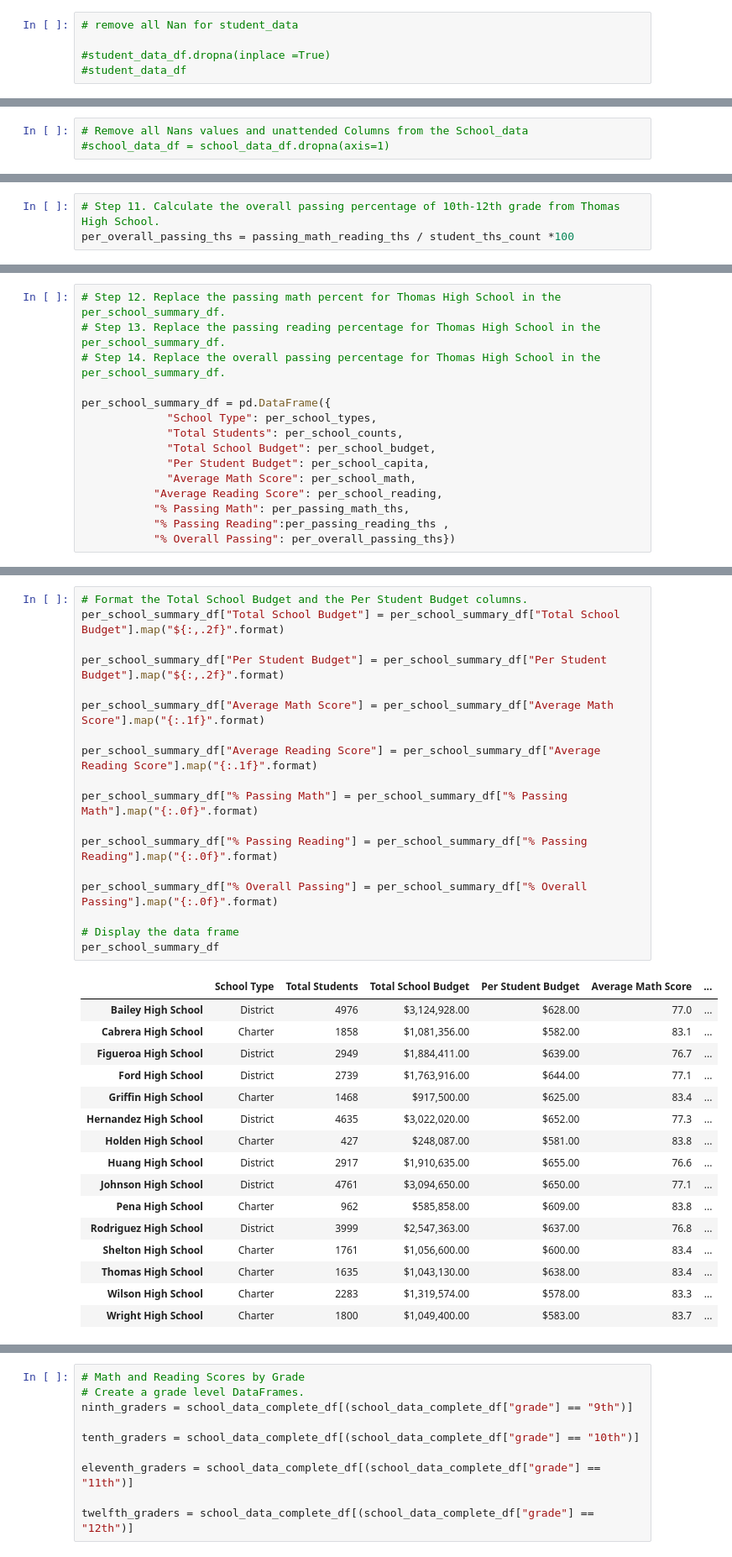
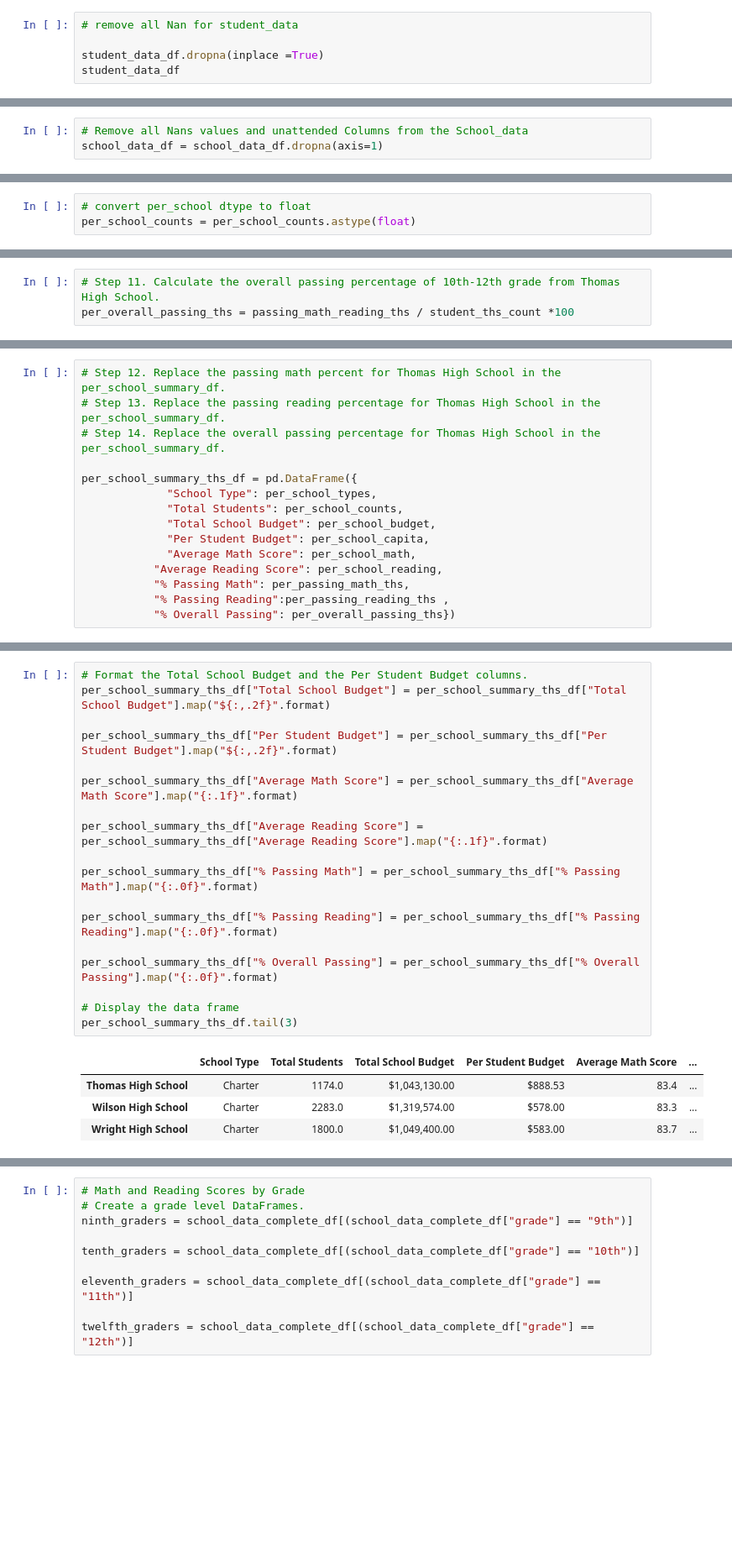
Before and after one commit to taaden/School_District_Analysis, a Jupyter notebook: PyCitySchools_Challenge.ipynb, the cells around one changed output, grey strips where cells are left out. Shown at 84% size. Drawn from its saved outputs; the diff is of its cells as text; blank space fills up the shorter version.

```diff
--- a/PyCitySchools_Challenge.ipynb
+++ b/PyCitySchools_Challenge.ipynb
@@ -105,5 +105,5 @@ dtype: int64
 # %%
 # remove all Nan for student_data
 
-#student_data_df.dropna(inplace =True)
-#student_data_df
+student_data_df.dropna(inplace =True)
+student_data_df
@@ -110,6 +124,6 @@ dtype: int64
 # %%
 # Remove all Nans values and unattended Columns from the School_data
-#school_data_df = school_data_df.dropna(axis=1)
+school_data_df = school_data_df.dropna(axis=1)
 # %%
 # Combine the data into a single dataset
 school_data_complete_df = pd.merge(student_data_df, school_data_df, how="left", on=["school_name", "school_name"])
@@ -227,3 +247,6 @@ Name: school_name, dtype: int64
+# %%
+# convert per_school dtype to float
+per_school_counts = per_school_counts.astype(float)
 # %%
 # Calculate the total school budget and per capita spending
 per_school_budget = school_data_complete_df.groupby(["school_name"]).mean()["budget"]
@@ -391,7 +429,7 @@ per_overall_passing_ths = passing_math_reading_ths / student_ths_count *100
 # Step 13. Replace the passing reading percentage for Thomas High School in the per_school_summary_df.
 # Step 14. Replace the overall passing percentage for Thomas High School in the per_school_summary_df.
 
-per_school_summary_df = pd.DataFrame({
+per_school_summary_ths_df = pd.DataFrame({
              "School Type": per_school_types,
              "Total Students": per_school_counts,
              "Total School Budget": per_school_budget,
@@ -423,38 +449,26 @@ per_school_summary_df
 # %%
 # Format the Total School Budget and the Per Student Budget columns.
-per_school_summary_df["Total School Budget"] = per_school_summary_df["Total School Budget"].map("${:,.2f}".format)
+per_school_summary_ths_df["Total School Budget"] = per_school_summary_ths_df["Total School Budget"].map("${:,.2f}".format)
 
-per_school_summary_df["Per Student Budget"] = per_school_summary_df["Per Student Budget"].map("${:,.2f}".format)
+per_school_summary_ths_df["Per Student Budget"] = per_school_summary_ths_df["Per Student Budget"].map("${:,.2f}".format)
 
-per_school_summary_df["Average Math Score"] = per_school_summary_df["Average Math Score"].map("{:.1f}".format)
+per_school_summary_ths_df["Average Math Score"] = per_school_summary_ths_df["Average Math Score"].map("{:.1f}".format)
 
-per_school_summary_df["Average Reading Score"] = per_school_summary_df["Average Reading Score"].map("{:.1f}".format)
+per_school_summary_ths_df["Average Reading Score"] = per_school_summary_ths_df["Average Reading Score"].map("{:.1f}".format)
 
-per_school_summary_df["% Passing Math"] = per_school_summary_df["% Passing Math"].map("{:.0f}".format)
+per_school_summary_ths_df["% Passing Math"] = per_school_summary_ths_df["% Passing Math"].map("{:.0f}".format)
 
-per_school_summary_df["% Passing Reading"] = per_school_summary_df["% Passing Reading"].map("{:.0f}".format)
+per_school_summary_ths_df["% Passing Reading"] = per_school_summary_ths_df["% Passing Reading"].map("{:.0f}".format)
 
-per_school_summary_df["% Overall Passing"] = per_school_summary_df["% Overall Passing"].map("{:.0f}".format)
+per_school_summary_ths_df["% Overall Passing"] = per_school_summary_ths_df["% Overall Passing"].map("{:.0f}".format)
 
 # Display the data frame
-per_school_summary_df
+per_school_summary_ths_df.tail(3)
 # %% [output]
 |  | School Type | Total Students | Total School Budget | Per Student Budget | Average Math Score | ... |
-| Bailey High School | District | 4976 | $3,124,928.00 | $628.00 | 77.0 | ... |
-| Cabrera High School | Charter | 1858 | $1,081,356.00 | $582.00 | 83.1 | ... |
-| Figueroa High School | District | 2949 | $1,884,411.00 | $639.00 | 76.7 | ... |
-| Ford High School | District | 2739 | $1,763,916.00 | $644.00 | 77.1 | ... |
-| Griffin High School | Charter | 1468 | $917,500.00 | $625.00 | 83.4 | ... |
-| Hernandez High School | District | 4635 | $3,022,020.00 | $652.00 | 77.3 | ... |
-| Holden High School | Charter | 427 | $248,087.00 | $581.00 | 83.8 | ... |
-| Huang High School | District | 2917 | $1,910,635.00 | $655.00 | 76.6 | ... |
-| Johnson High School | District | 4761 | $3,094,650.00 | $650.00 | 77.1 | ... |
-| Pena High School | Charter | 962 | $585,858.00 | $609.00 | 83.8 | ... |
-| Rodriguez High School | District | 3999 | $2,547,363.00 | $637.00 | 76.8 | ... |
-| Shelton High School | Charter | 1761 | $1,056,600.00 | $600.00 | 83.4 | ... |
-| Thomas High School | Charter | 1635 | $1,043,130.00 | $638.00 | 83.4 | ... |
-| Wilson High School | Charter | 2283 | $1,319,574.00 | $578.00 | 83.3 | ... |
-| Wright High School | Charter | 1800 | $1,049,400.00 | $583.00 | 83.7 | ... |
+| Thomas High School | Charter | 1174.0 | $1,043,130.00 | $888.53 | 83.4 | ... |
+| Wilson High School | Charter | 2283.0 | $1,319,574.00 | $578.00 | 83.3 | ... |
+| Wright High School | Charter | 1800.0 | $1,049,400.00 | $583.00 | 83.7 | ... |
 # %%
 
 #Sort and show top five schools.
```
Also changed, not shown: parts of 33 cells of this notebook, 2 other files.
